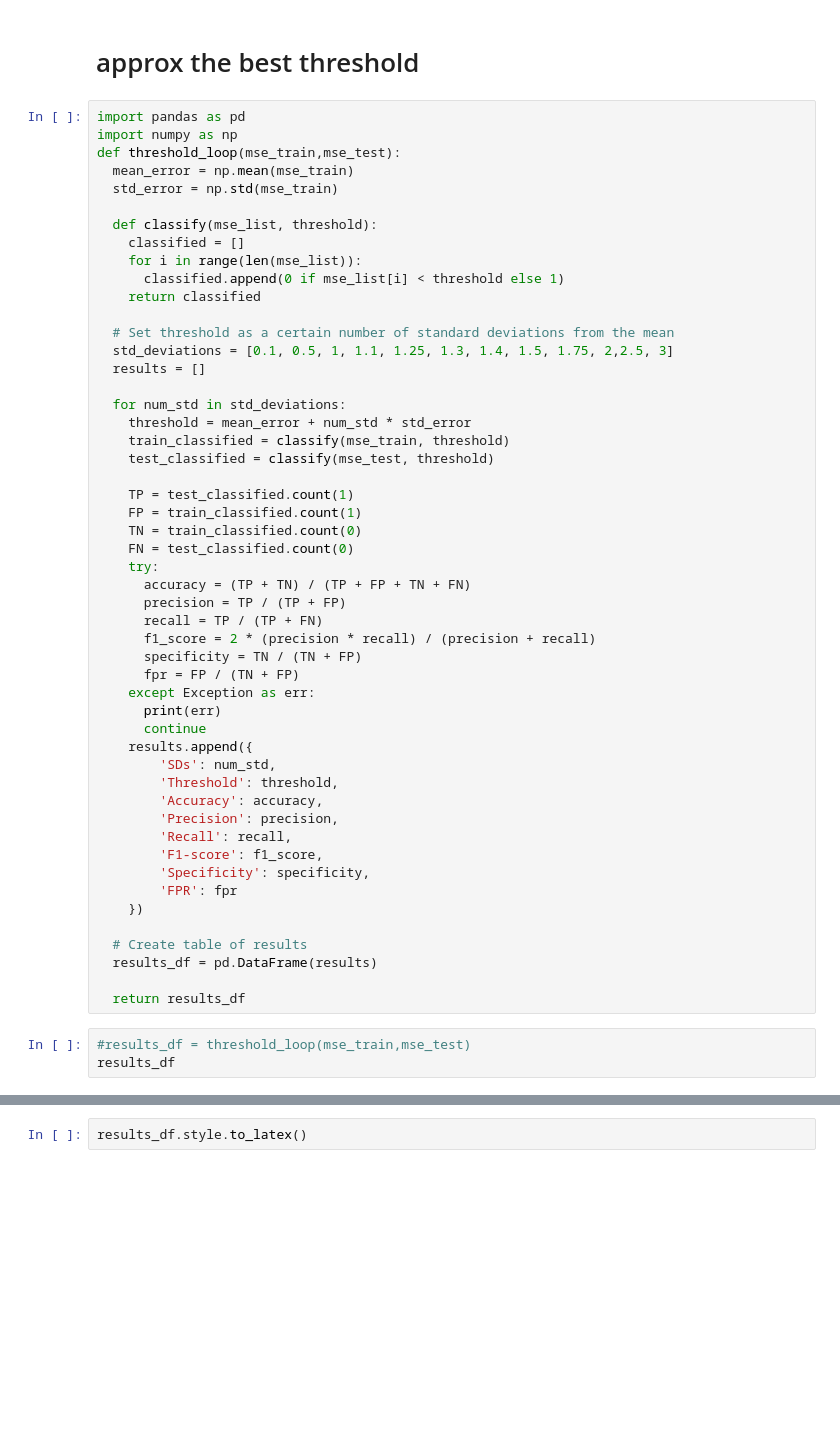
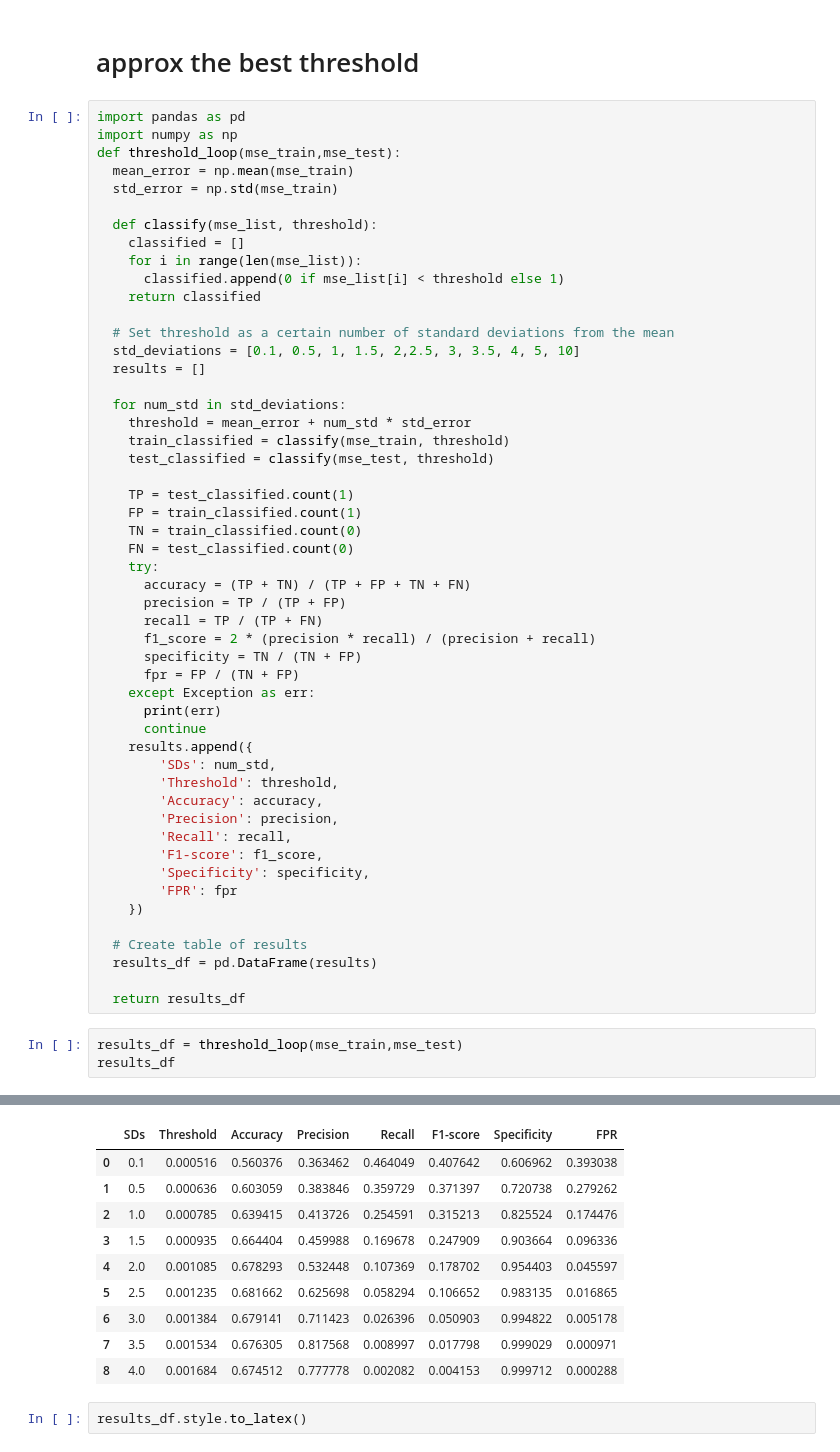
Before and after one commit to Eidell/gRPC-log-LSTM-Anomaly-Detection, a Jupyter notebook: lstm.ipynb, the cells around one changed output, grey strips where cells are left out. Cells and saved outputs as stored; diff of their text form; blank space fills up the shorter version.

```diff
--- a/lstm.ipynb
+++ b/lstm.ipynb
@@ -544,7 +552,7 @@ def threshold_loop(mse_train,mse_test):
     return classified
 
   # Set threshold as a certain number of standard deviations from the mean
-  std_deviations = [0.1, 0.5, 1, 1.1, 1.25, 1.3, 1.4, 1.5, 1.75, 2,2.5, 3]
+  std_deviations = [0.1, 0.5, 1, 1.5, 2,2.5, 3, 3.5, 4, 5, 10]
   results = []
 
   for num_std in std_deviations:
@@ -582,6 +590,6 @@ def threshold_loop(mse_train,mse_test):
 
   return results_df
 # %%
-#results_df = threshold_loop(mse_train,mse_test)
+results_df = threshold_loop(mse_train,mse_test)
 results_df
 # %% [output]
@@ -589,3 +598,13 @@ NameError: ignored
+|  | SDs | Threshold | Accuracy | Precision | Recall | F1-score | Specificity | FPR |
+| 0 | 0.1 | 0.000516 | 0.560376 | 0.363462 | 0.464049 | 0.407642 | 0.606962 | 0.393038 |
+| 1 | 0.5 | 0.000636 | 0.603059 | 0.383846 | 0.359729 | 0.371397 | 0.720738 | 0.279262 |
+| 2 | 1.0 | 0.000785 | 0.639415 | 0.413726 | 0.254591 | 0.315213 | 0.825524 | 0.174476 |
+| 3 | 1.5 | 0.000935 | 0.664404 | 0.459988 | 0.169678 | 0.247909 | 0.903664 | 0.096336 |
+| 4 | 2.0 | 0.001085 | 0.678293 | 0.532448 | 0.107369 | 0.178702 | 0.954403 | 0.045597 |
+| 5 | 2.5 | 0.001235 | 0.681662 | 0.625698 | 0.058294 | 0.106652 | 0.983135 | 0.016865 |
+| 6 | 3.0 | 0.001384 | 0.679141 | 0.711423 | 0.026396 | 0.050903 | 0.994822 | 0.005178 |
+| 7 | 3.5 | 0.001534 | 0.676305 | 0.817568 | 0.008997 | 0.017798 | 0.999029 | 0.000971 |
+| 8 | 4.0 | 0.001684 | 0.674512 | 0.777778 | 0.002082 | 0.004153 | 0.999712 | 0.000288 |
 # %%
 results_df.style.to_latex()
 # %% [output]
```
Also changed, not shown: parts of 9 cells of this notebook.
